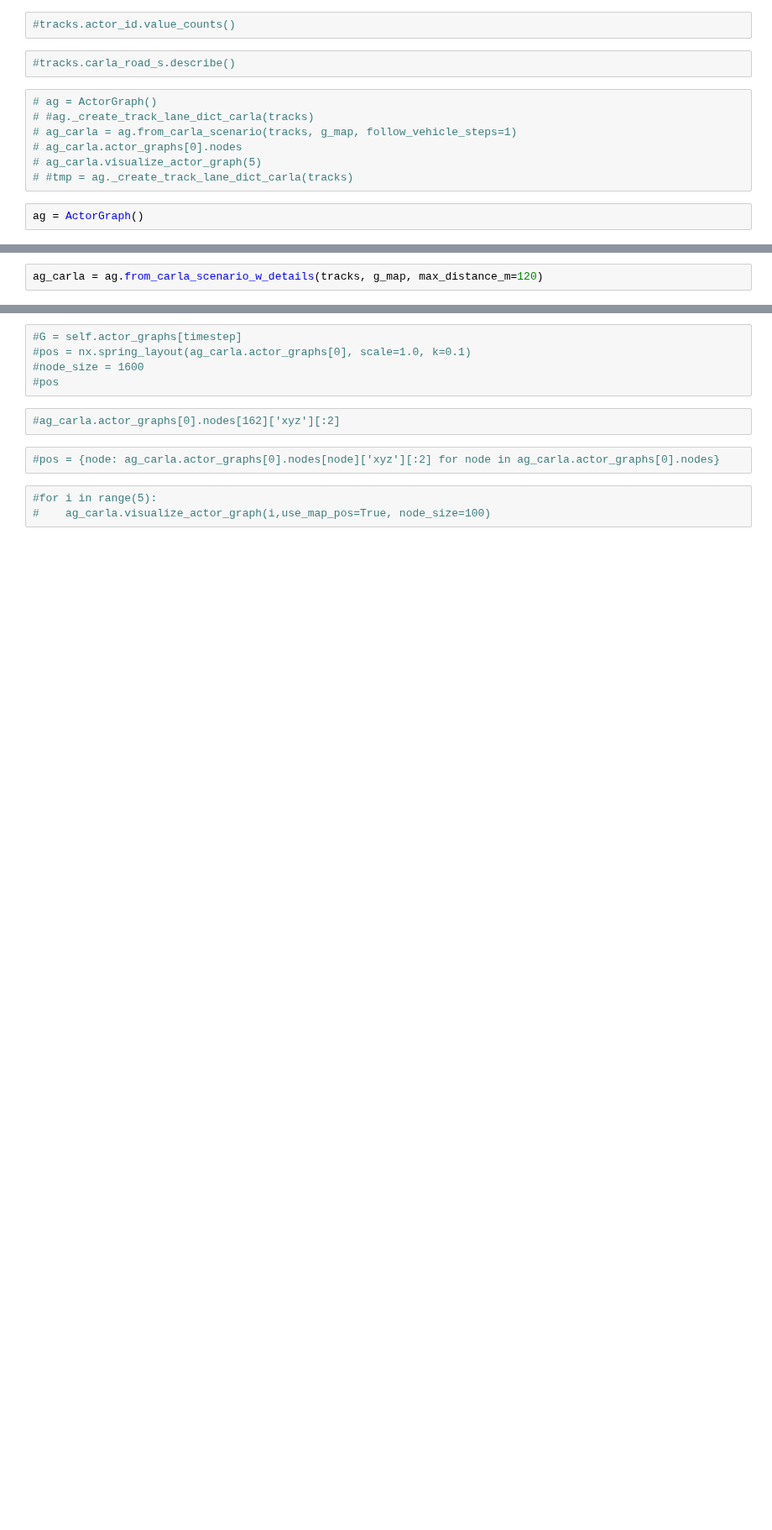
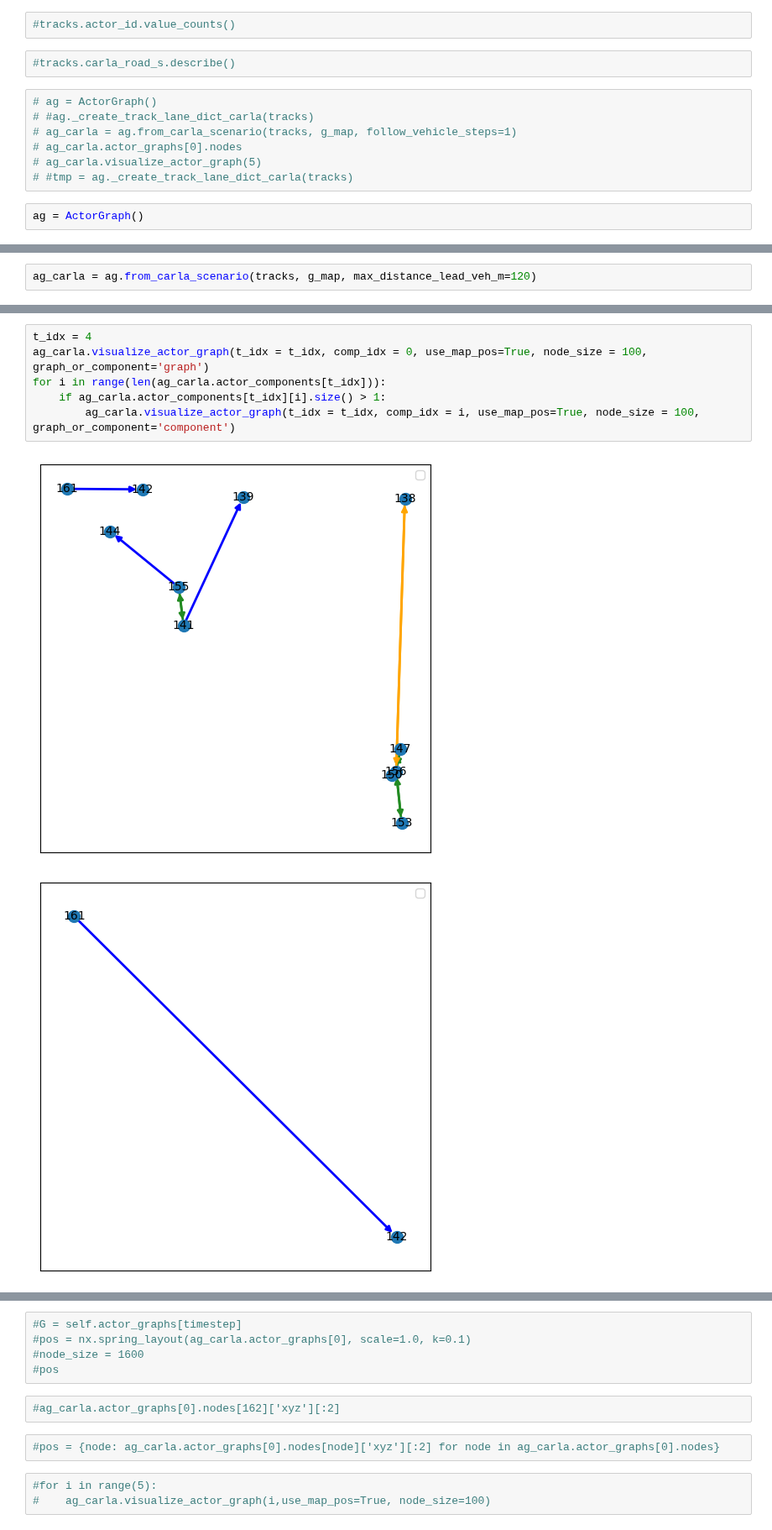
Before and after one commit to tmuehlen80/graph_coverage, a Jupyter notebook: Notebooks/carla/tracks_eda.ipynb, the cells around one changed output, grey strips where cells are left out. Shown at 84% size. Drawn from its saved outputs; the diff is of its cells as text; blank space fills up the shorter version.

```diff
--- a/Notebooks/carla/tracks_eda.ipynb
+++ b/Notebooks/carla/tracks_eda.ipynb
@@ -113,2 +121,2 @@ ag = ActorGraph()
 # %%
-ag_carla = ag.from_carla_scenario_w_details(tracks, g_map, max_distance_m=120)
+ag_carla = ag.from_carla_scenario(tracks, g_map, max_distance_lead_veh_m=120)
@@ -118,0 +137,9 @@ NodeDataView({162: {'lane_id': '369_-1', 's': 17.749998956918716, 'xyz': array([
+# %%
+t_idx = 4
+ag_carla.visualize_actor_graph(t_idx = t_idx, comp_idx = 0, use_map_pos=True, node_size = 100, graph_or_component='graph')
+for i in range(len(ag_carla.actor_components[t_idx])):
+    if ag_carla.actor_components[t_idx][i].size() > 1:
+        ag_carla.visualize_actor_graph(t_idx = t_idx, comp_idx = i, use_map_pos=True, node_size = 100, graph_or_component='component')
+# %% [output]
+[figure, added]
+[figure, added]
```
Also changed, not shown: parts of 10 cells of this notebook, 4 other files.
